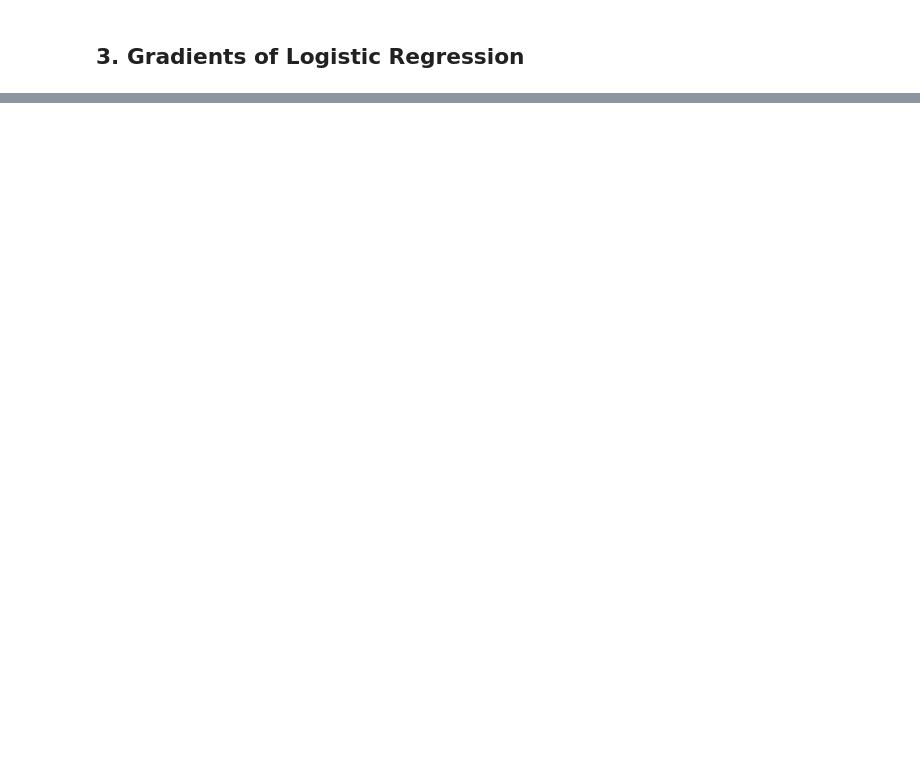
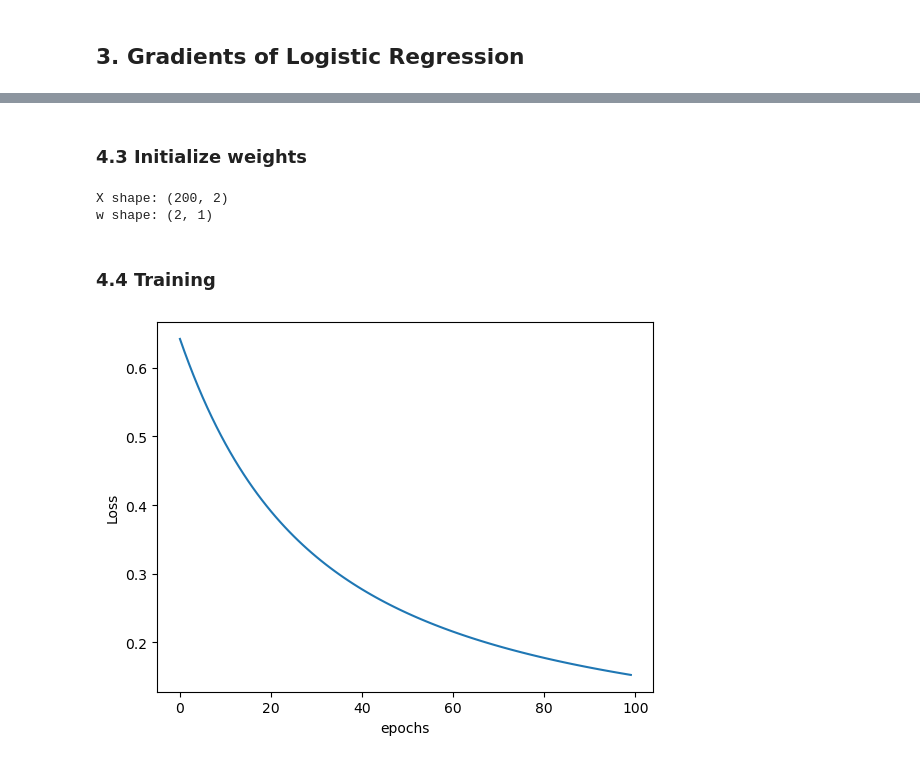
Before and after one commit to Suyog-16/ml-dl-from-scratch, a Jupyter notebook: Machine Learning Algorithms/logistic_regression.ipynb, the cells around one changed output, grey strips where cells are left out. Cells and saved outputs as stored; diff of their text form; code cells hidden in the pictures; blank space fills up the shorter version.

```diff
--- a/Machine Learning Algorithms/logistic_regression.ipynb
+++ b/Machine Learning Algorithms/logistic_regression.ipynb
@@ -47,0 +119,45 @@ We can see a lot of saddle points in MSE, which will cause problems in optimizat
+# %% [markdown]
+### 4.3 Initialize weights
+# %%
+# Initialize paramters
+w = np.random.randn(X.shape[1],1)
+b = 0.0
+# %%
+print("X shape:", X.shape)
+print("w shape:", w.shape)
+# %% [output]
+X shape: (200, 2)
+w shape: (2, 1)
+# %% [markdown]
+### 4.4 Training
+# %%
+def train():
+    w = np.random.randn(X.shape[1],1)
+    b = 0.0
+    epochs = 100
+    lr = 0.01
+
+    losses = []
+
+    for i in range(epochs):
+        y_hat = predict_proba(X,w,b)
+        loss = loss_fn(y,y_hat)
+        losses.append(loss)
+        dw,db = gradients(X,y,y_hat)
+
+        w -= lr* dw
+        b -= lr *db
+
+    return w, b, losses
+# %%
+w,b,losses = train()
+# %%
+def loss_curve(losses):
+    plt.plot(losses)
+    plt.xlabel("epochs")
+    plt.ylabel("Loss")
+    plt.show()
+# %%
+loss_curve(losses)
+# %% [output]
+[figure, added]
```
Also changed, not shown: parts of 24 cells of this notebook.
